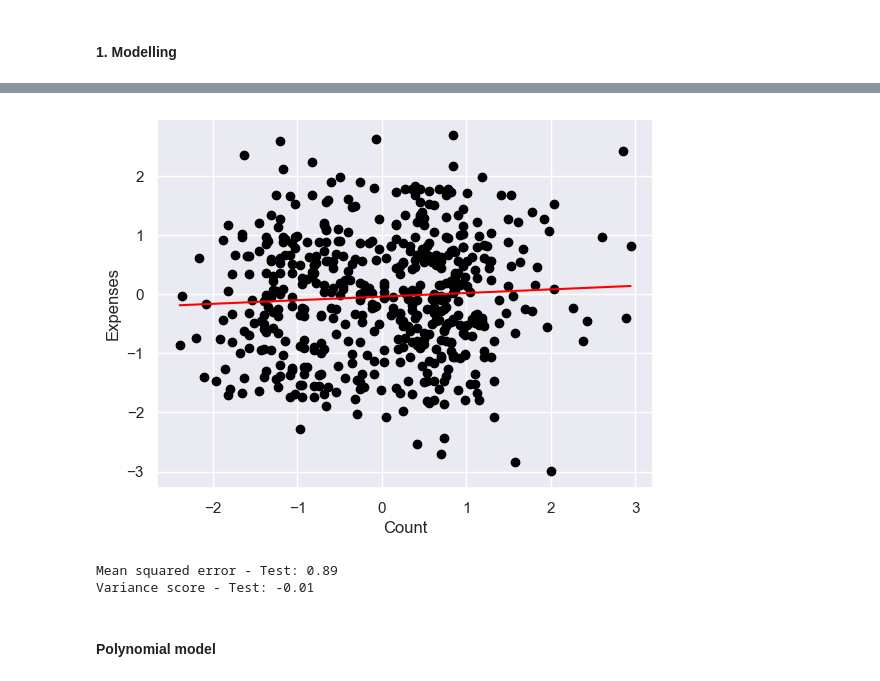
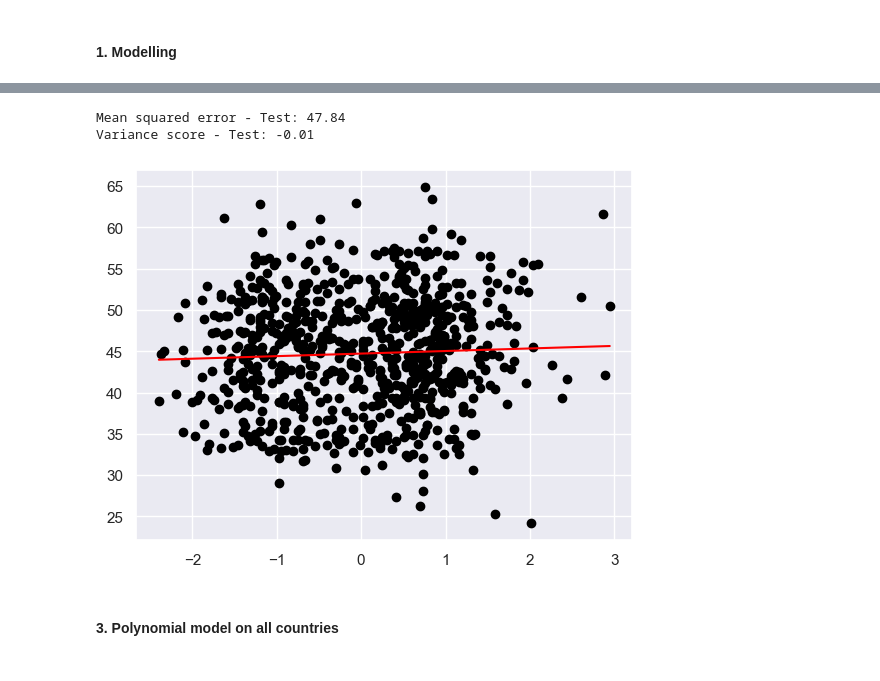
Before and after one commit to himayla/FDS_assign1, a Jupyter notebook: assign1.ipynb, the cells around one changed output, grey strips where cells are left out. Saved outputs shown, nothing was run; the diff lists cells and outputs as text; code cells hidden in the pictures.

```diff
--- a/assign1.ipynb
+++ b/assign1.ipynb
@@ -402,10 +504,10 @@ plt.show()
 from sklearn.model_selection import train_test_split
 from sklearn import preprocessing
 
-X = preprocessing.scale(df_final['Count'].values) # Standardizing X
-y = preprocessing.scale(df_final['Expenses'].values) # And y
+X = preprocessing.scale(df_final['Count'].values)
+y = df_final['Expenses'].values
 
-X_train, X_test, y_train, y_test = train_test_split(X, y, test_size=0.33, random_state=42)
+X_train, X_test, y_train, y_test = train_test_split(X, y, random_state=42)
 # %%
 from sklearn.linear_model import LinearRegression
 from sklearn.pipeline import make_pipeline
@@ -416,30 +518,24 @@ lm_model = make_pipeline (
 
 lm_model.fit(X_train[:, np.newaxis], y_train)
 
-xfit = np.linspace(min(X), max(X), 254)
-pred_y = lm_model.predict(xfit[:, np.newaxis])
+# Eva
+X_fit = np.linspace(min(X), max(X), len(X))
+y_pred = lm_model.predict(X_fit[:, np.newaxis])
-# %%
-fig, ax = plt.subplots(1)
-
-ax.scatter(X_train, y_train, c='black')
-ax.set_xlabel("Count")
-ax.set_ylabel("Expenses")
-
-ax.plot(xfit, pred_y, c='red');
-plt.show()
-# %% [output]
-[figure, removed]
 # %%
-from sklearn.metrics import mean_squared_error, r2_score
-
-# Evaluate the model
-print("Mean squared error - Test: %.2f" % mean_squared_error(y_test, pred_y))
-print('Variance score - Test: %.2f' % r2_score(y_test, pred_y))
+# Evaluate
+print("Mean squared error - Test: %.2f" % mean_squared_error(y, y_pred))
+print('Variance score - Test: %.2f' % r2_score(y, y_pred))
 # %% [output]
-Mean squared error - Test: 0.89
+Mean squared error - Test: 47.84
 Variance score - Test: -0.01
+# %%
+plt.scatter(X, y, c='black')
+plt.plot(X_fit, y_pred, c='red')
+plt.show()
+# %% [output]
+[figure, added]
 # %% [markdown]
-#### Polynomial model
+#### 3. Polynomial model on all countries
 # %%
 from sklearn.preprocessing import PolynomialFeatures
 
```
Also changed, not shown: parts of 28 cells of this notebook.
